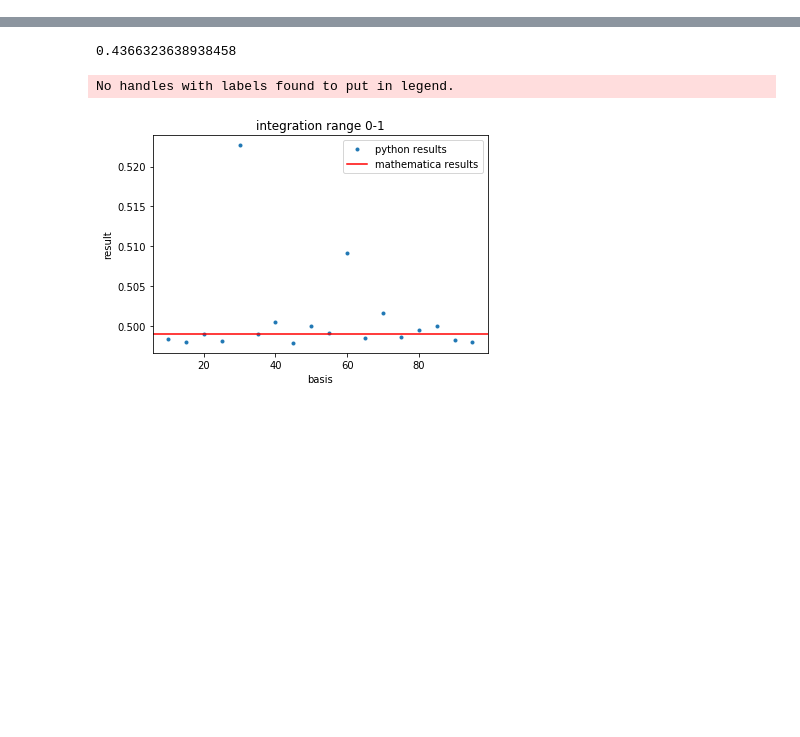
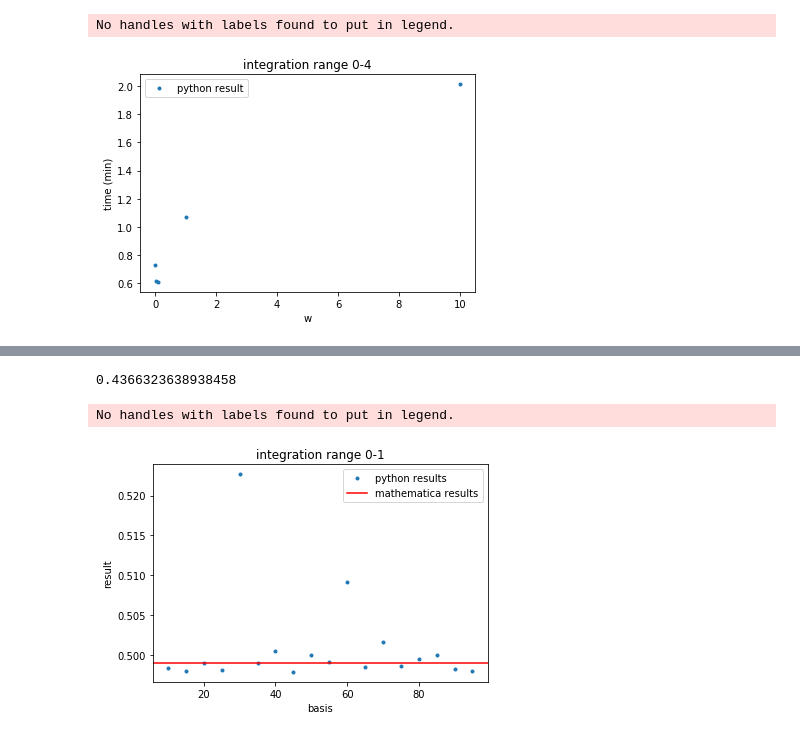
Before and after one commit to margres/Master-thesis, a Jupyter notebook: plot_levin.ipynb, the cells around one changed output, grey strips where cells are left out. Cells and saved outputs as stored; diff of their text form; code cells hidden in the pictures; blank space fills up the shorter version.

```diff
--- a/plot_levin.ipynb
+++ b/plot_levin.ipynb
@@ -43,0 +68,9 @@ df
+# %%
+res_real=[complex(df.result.values[j]).real for j in range(0,len(df.result.values))]
+res_complex=[complex(df.result.values[j]).imag for j in range(0,len(df.result.values))]
+w_SIS=[0.001,0.01,0.1,1,10]
+create_plots('w','time (min)','integration range 0-4')
+subplot(w_SIS,df.time.values[5:10]/60,label='python result')
+# %% [output]
+No handles with labels found to put in legend.
+[figure, added]
```
Also changed, not shown: parts of 21 cells of this notebook, 15 other files.
